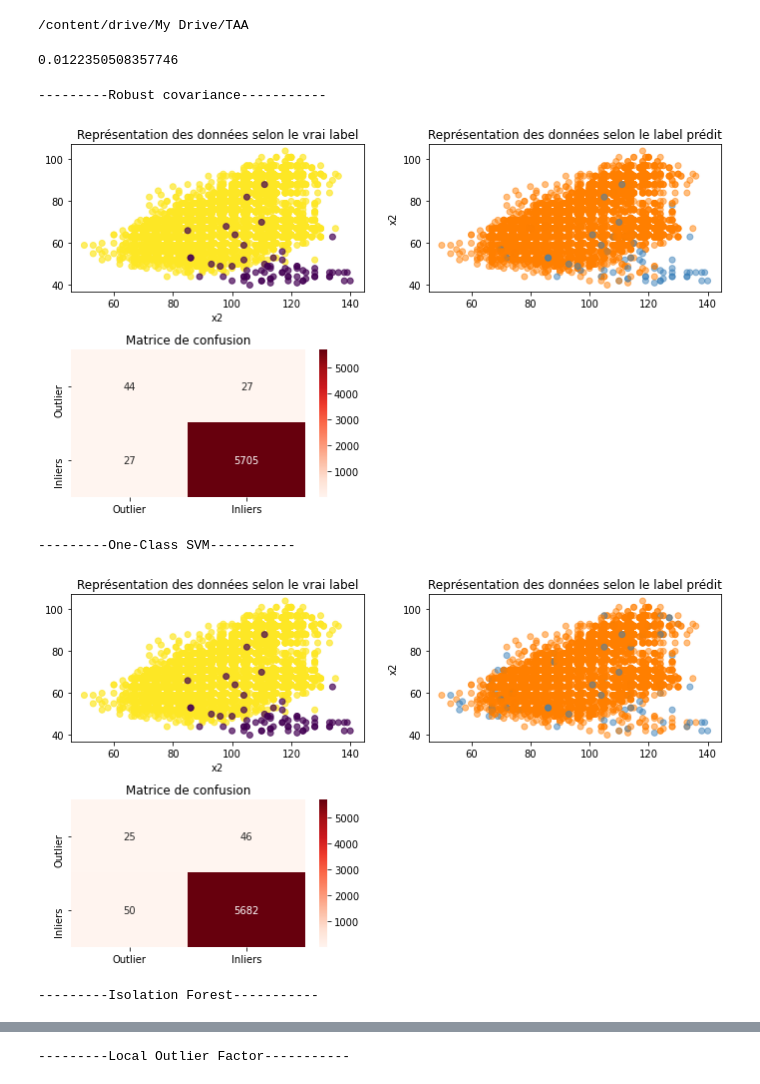
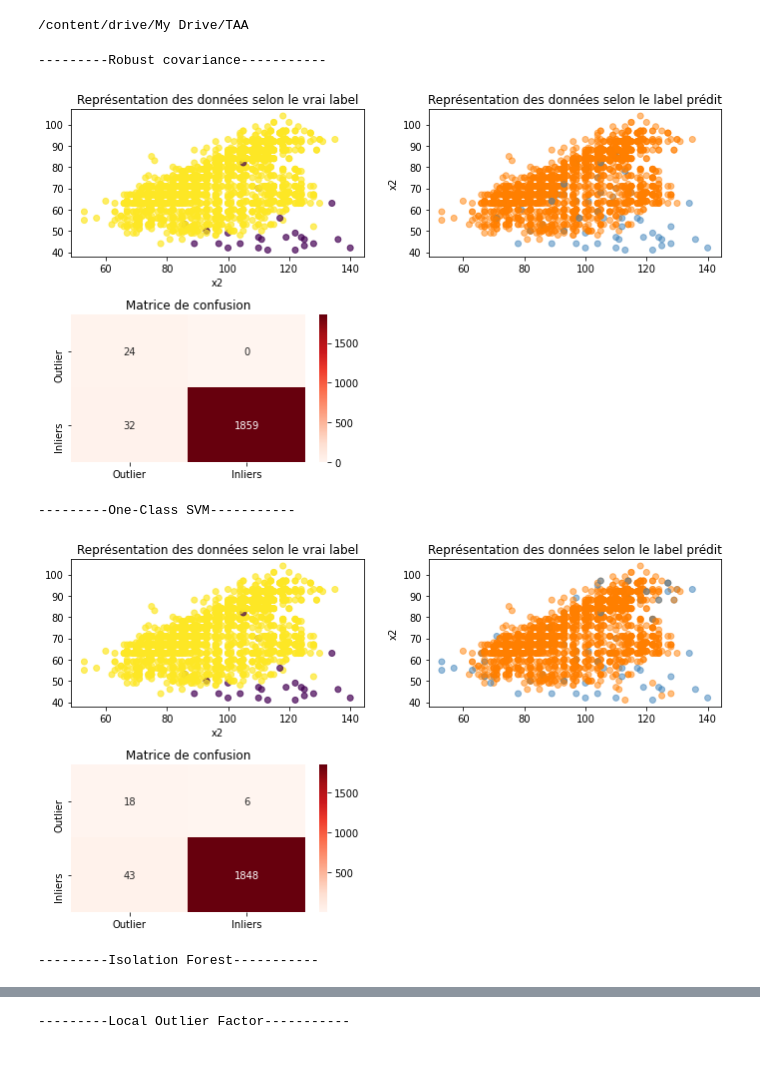
Before and after one commit to Benoitane/Detection-anomalies-et-nouveautes, a Jupyter notebook: TAA.ipynb, the cells around one changed output, grey strips where cells are left out. Drawn from its saved outputs; the diff is of its cells as text; code cells hidden in the pictures.

```diff
--- a/TAA.ipynb
+++ b/TAA.ipynb
@@ -78,55 +106,27 @@ from pyod.models.ocsvm import OCSVM
 # %%
-outliers_fraction = len(y[y==-1])/len(y)
-outliers_fraction
+#outlier_prop = len(y[y==-1])/len(y) #0.012
+outlier_prop = 0.025
-# %% [output]
-0.0122350508357746
+# %%
+X_train, X_test, y_train, y_test = train_test_split(X, y, test_size=0.33, random_state=42)
 # %%
 anomaly_algorithms = [
-    ("Robust covariance", EllipticEnvelope(contamination=outliers_fraction)),
+    ("Robust covariance", EllipticEnvelope(contamination=outlier_prop)),
     ("One-Class SVM", OneClassSVM(nu=outlier_prop, kernel="rbf", gamma=0.0001)),
-    ("Isolation Forest", IsolationForest(n_estimators=200, max_samples = 500, contamination=outliers_fraction, max_features=30, random_state=42)),
-    ("Local Outlier Factor", LocalOutlierFactor(n_neighbors=15, contamination=outliers_fraction))
+    ("Isolation Forest", IsolationForest(n_estimators=300, max_samples = 600, contamination=outlier_prop, max_features=30, random_state=42)),
+    ("Local Outlier Factor", LocalOutlierFactor(n_neighbors=15, contamination=outlier_prop))
     ]
-# %%
-def evaluation_detection(ytrue,ypred):
-  x1 = X[:,10]
-  x2 = X[:,20]
-
-  fig = plt.figure(figsize=(10,14))
-
-  ax0 = fig.add_subplot(5,2,1)
-  ax0.scatter(x1, x2, alpha=0.7, c=ytrue)
-  ax0.set_title('Représentation des données selon le vrai label')
-  ax0.set_xlabel('x1')
-  ax0.set_xlabel('x2')
-
-  ax1 = fig.add_subplot(5,2,2)
-  colors = np.array(['#377eb8', '#ff7f00'])
-  ax1.scatter(x1, x2, alpha=0.5,  c=colors[(ypred + 1) // 2])
-  ax1.set_title('Représentation des données selon le label prédit')
-  ax1.set_ylabel('x1')
-  ax1.set_ylabel('x2')
-
-  ax2 = fig.add_subplot(5,2,3)
-  data = confusion_matrix(ytrue, ypred)
-  labels = ['Outlier', 'Inliers']
-  sns.heatmap(data, xticklabels = labels, yticklabels = labels, annot = True, fmt='d', cmap="Reds", ax=ax2)
-  ax2.set_title('Matrice de confusion')
-
-  plt.tight_layout()
-  plt.show()
 # %%
  for name, algorithm in anomaly_algorithms:
-   algorithm.fit(X)
+   algorithm.fit(X_train)
    if name == "Local Outlier Factor":
-     y_pred = algorithm.fit_predict(X)
+     y_pred = algorithm.fit_predict(X_test)
    else:
-     y_pred = algorithm.predict(X)
+     y_pred = algorithm.predict(X_test)
    print('---------'+name+'-----------')
-   evaluation_detection(y,y_pred)
+   evaluation_detection(y_test,y_pred)
 # %% [output]
 ---------Robust covariance-----------
-[figure, old version]
+[figure, new version]
 ---------One-Class SVM-----------
-[figure, old version]
+[figure, new version]
 ---------Isolation Forest-----------
```
Also changed, not shown: parts of 4 cells of this notebook.
